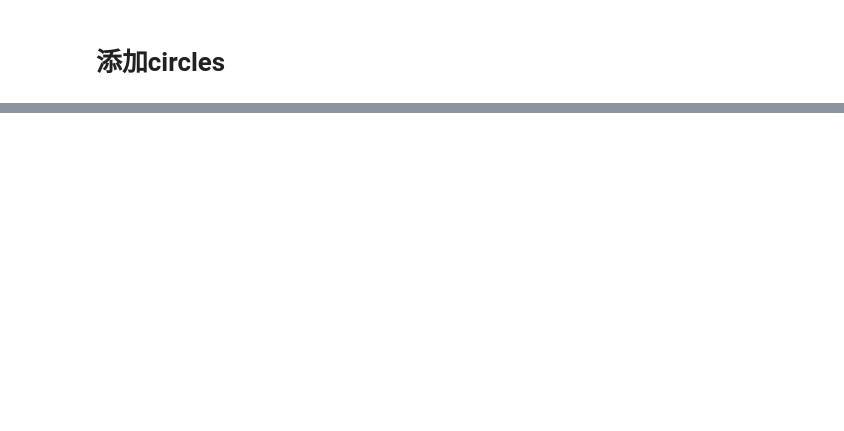
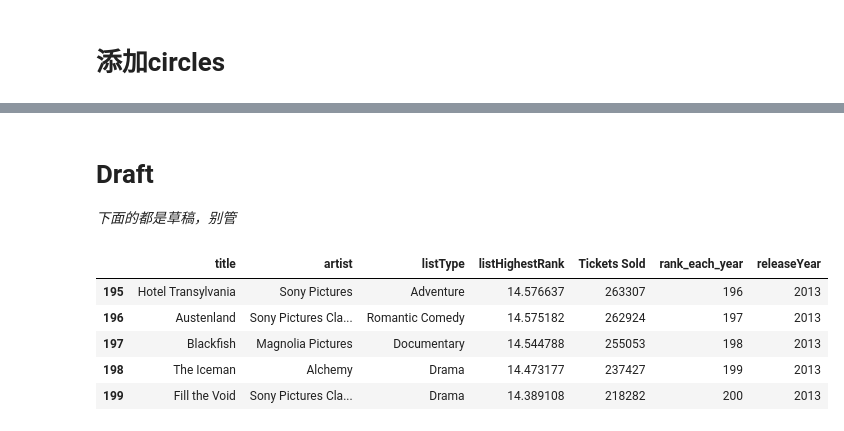
Before and after one commit to Limjohns/data_visualization, a Jupyter notebook: data/add_coordinates.ipynb, the cells around one changed output, grey strips where cells are left out. Drawn from its saved outputs; the diff is of its cells as text; code cells hidden in the pictures; blank space fills up the shorter version.

```diff
--- a/data/add_coordinates.ipynb
+++ b/data/add_coordinates.ipynb
@@ -148,0 +256,14 @@ Required-by:
+# %% [markdown]
+# Draft
+*下面的都是草稿，别管*
+# %%
+year = 2013
+data_2013 = data_crop[data_crop['releaseYear']==2013].iloc[:, :7]
+data_2013.tail()
+# %% [output]
+|  | title | artist | listType | listHighestRank | Tickets Sold | rank_each_year | releaseYear |
+| 195 | Hotel Transylvania | Sony Pictures | Adventure | 14.576637 | 263307 | 196 | 2013 |
+| 196 | Austenland | Sony Pictures Cla... | Romantic Comedy | 14.575182 | 262924 | 197 | 2013 |
+| 197 | Blackfish | Magnolia Pictures | Documentary | 14.544788 | 255053 | 198 | 2013 |
+| 198 | The Iceman | Alchemy | Drama | 14.473177 | 237427 | 199 | 2013 |
+| 199 | Fill the Void | Sony Pictures Cla... | Drama | 14.389108 | 218282 | 200 | 2013 |
```
Also changed, not shown: parts of 19 cells of this notebook, 5 other files.
